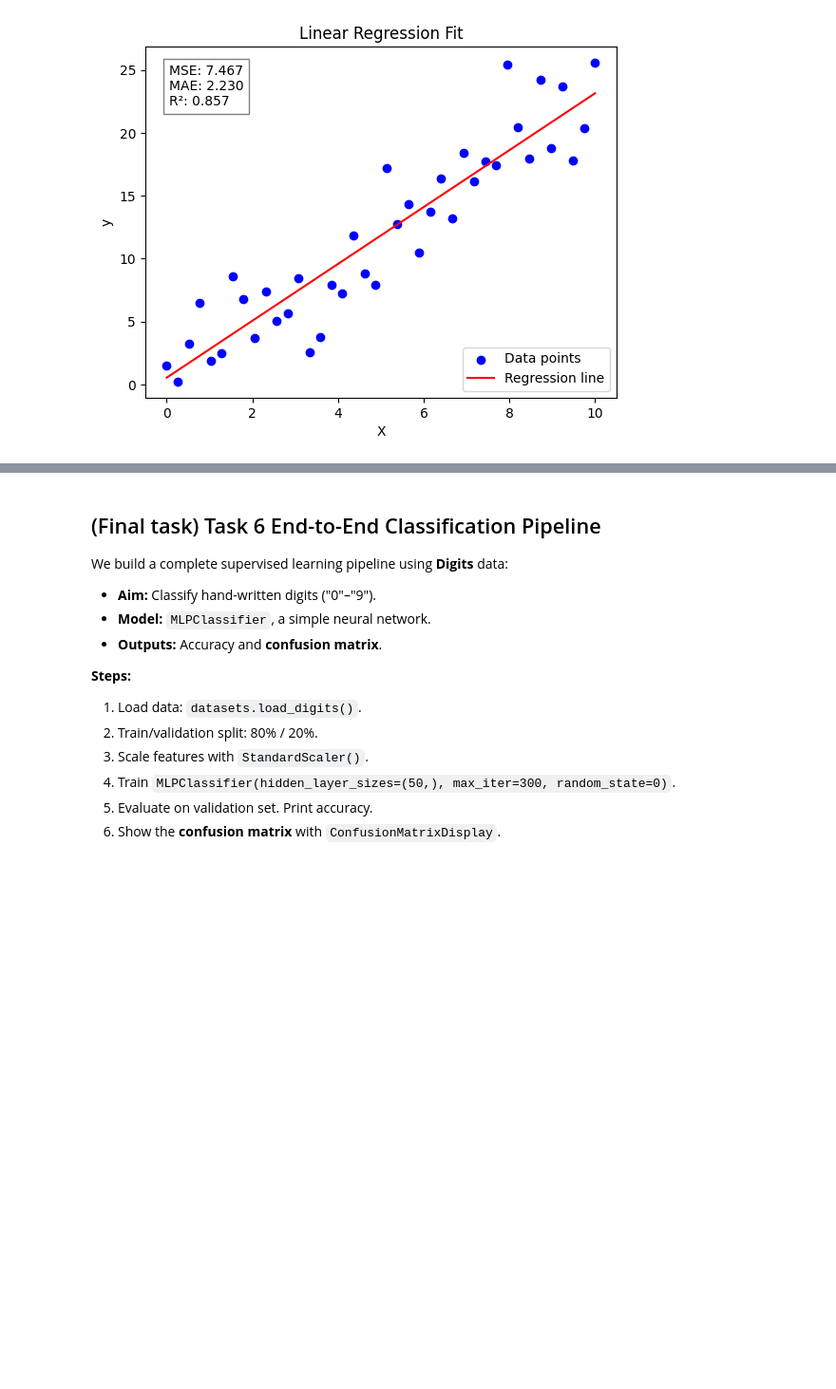
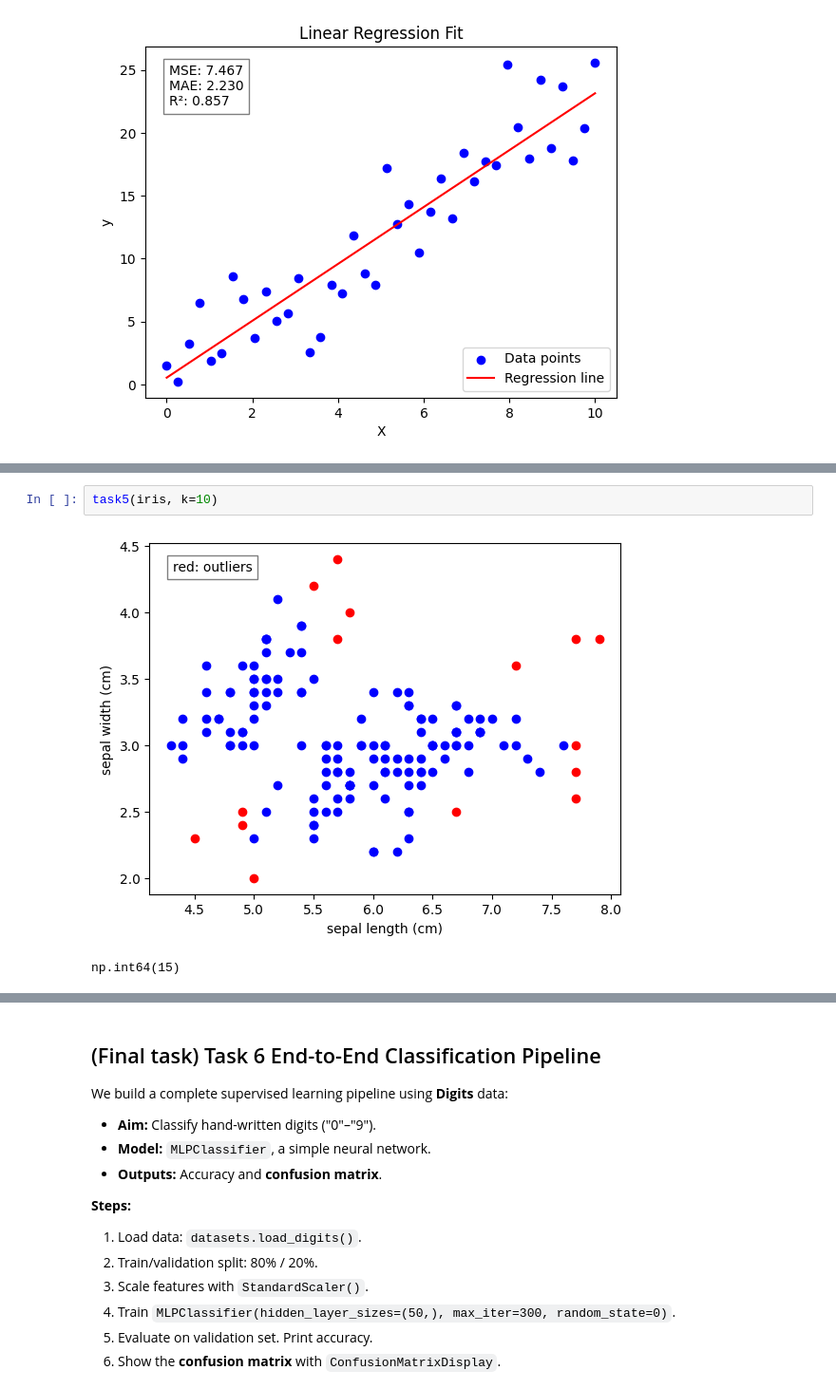
Before and after one commit to Arxcis/VE3451-KI-og-maskinl-ring, a Jupyter notebook: Assign2_Supervised_learning.ipynb, the cells around one changed output, grey strips where cells are left out. Shown: that part at 95% size. Saved outputs shown, nothing was run; the diff lists cells and outputs as text; blank space fills up the shorter version.

```diff
--- a/Assign2_Supervised_learning.ipynb
+++ b/Assign2_Supervised_learning.ipynb
@@ -411,0 +529,5 @@ Start with `k = 5`.
+# %%
+task5(iris, k=10)
+# %% [output]
+[figure, added]
+np.int64(15)
```
Also changed, not shown: parts of 22 cells of this notebook, 1 other file.
